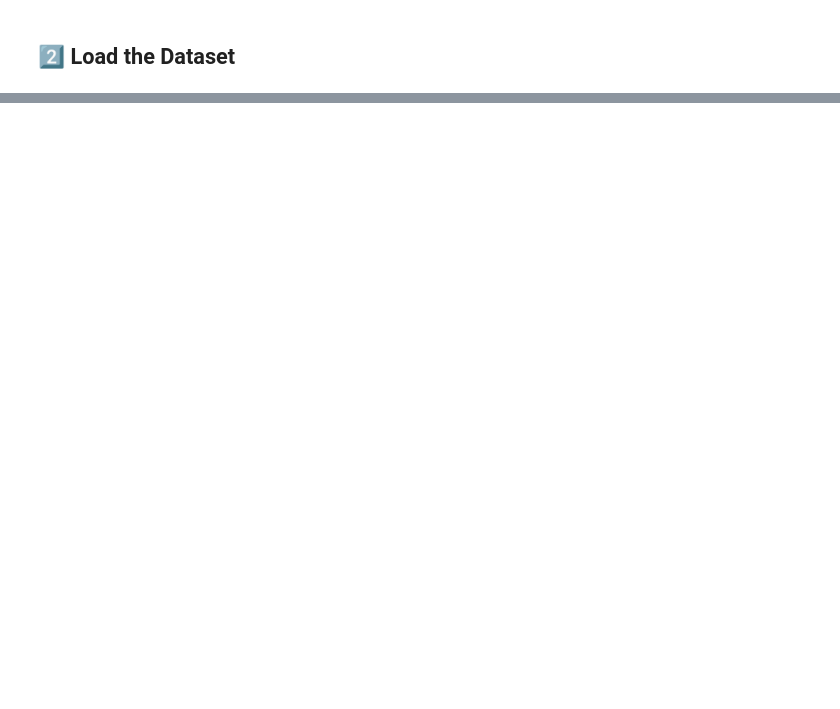
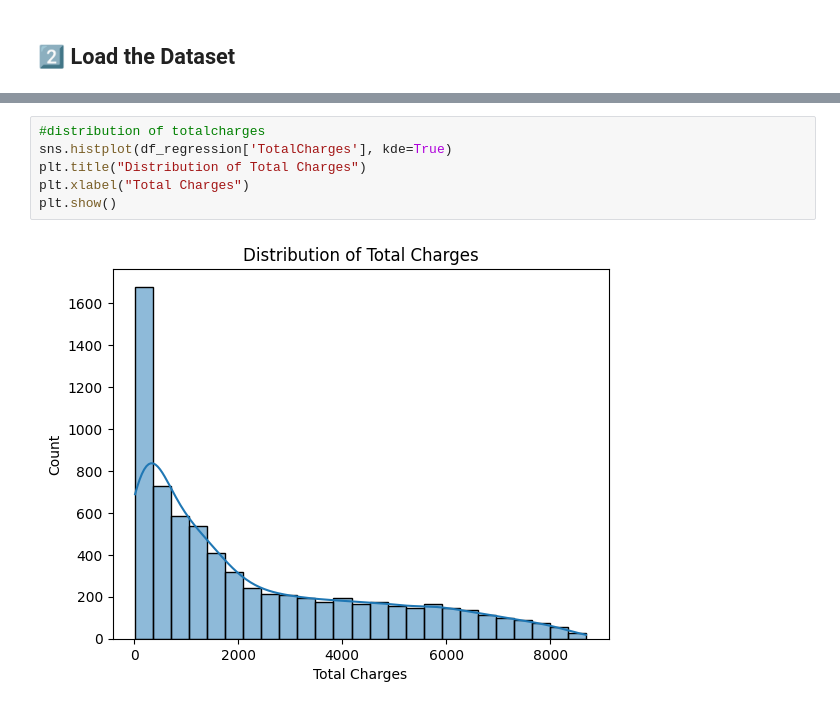
Before and after one commit to amiabl-programr/fbs-final-assessment, a Jupyter notebook: final_project.ipynb, the cells around one changed output, grey strips where cells are left out. Drawn from its saved outputs; the diff is of its cells as text; blank space fills up the shorter version.

```diff
--- a/final_project.ipynb
+++ b/final_project.ipynb
@@ -19,0 +189,8 @@ df.head()
+# %%
+#distribution of totalcharges
+sns.histplot(df_regression['TotalCharges'], kde=True)
+plt.title("Distribution of Total Charges")
+plt.xlabel("Total Charges")
+plt.show()
+# %% [output]
+[figure, added]
```
Also changed, not shown: parts of 27 cells of this notebook, 1 other file.
